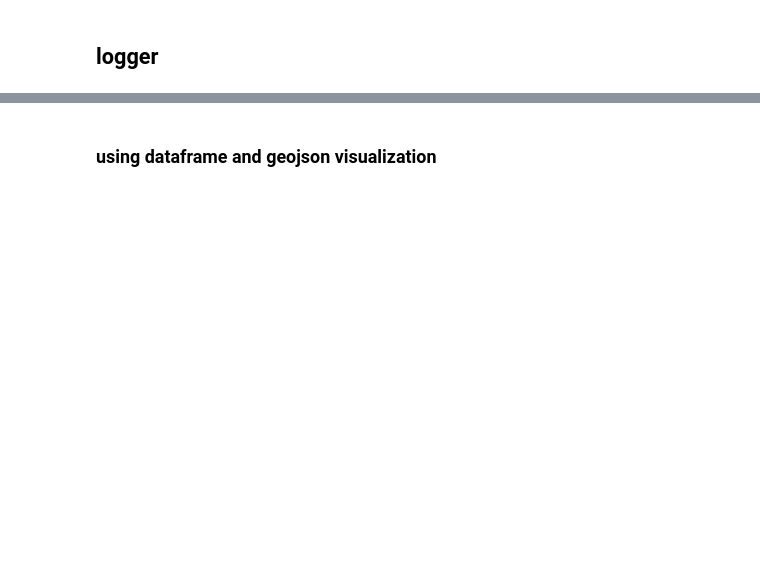
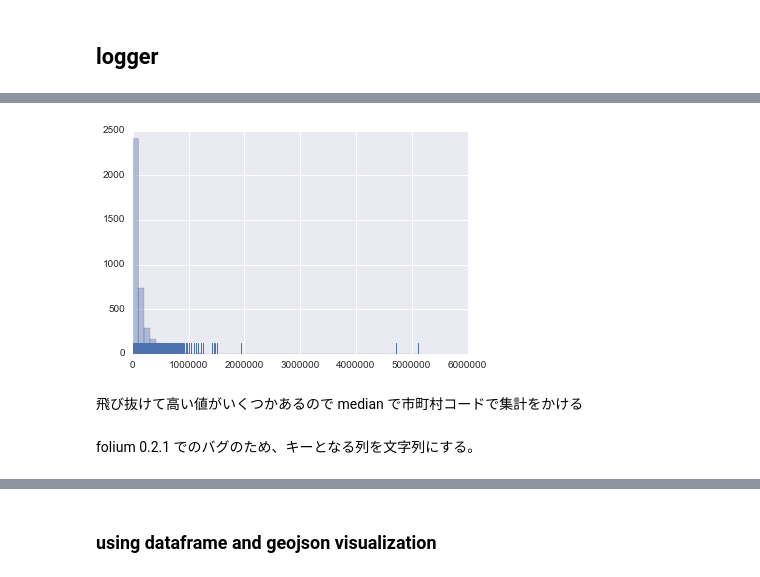
Before and after one commit to Ken24/data_vis_misc, a Jupyter notebook: shapefile_to_folium.ipynb, the cells around one changed output, grey strips where cells are left out. Drawn from its saved outputs; the diff is of its cells as text; code cells hidden in the pictures; blank space fills up the shorter version.

Commit message:
corresponding to folium 0.2.1

```diff
--- a/shapefile_to_folium.ipynb
+++ b/shapefile_to_folium.ipynb
@@ -113,0 +195,17 @@ summarising by city_code (price per about 3.3 m^2)
+# %%
+def calc_price_per_tsubo(price_arr_values, area_arr_values):
+    assert len(price_arr_values) == len(area_arr_values)
+    return_arr = np.zeros([len(price_arr_values), ], dtype=np.float64)
+    for i in range(len(price_arr_values)):
+        try:
+            float_area = float(area_arr_values[i])
+            float_price = float(price_arr_values[i])
+            return_arr[i] = float_price / (float_area * 0.3025)
+        except Exception as err:
+#             logger.debug(err)
+            return_arr[i] = np.nan
+    return return_arr
+# %%
+df_webland_oita["price_per_tsubo"] = calc_price_per_tsubo(df_webland_oita["取引価格（総額）"].values,
+                                                               df_webland_oita["面積（㎡）"].values)
+df_webland_oita.describe()
@@ -114,2 +222,8 @@ summarising by city_code (price per about 3.3 m^2)
+# %%
+seaborn.distplot(df_webland_oita["price_per_tsubo"].dropna().values, kde=False, rug=True);
+# %% [output]
+[figure, added]
+# %% [markdown]
+飛び抜けて高い値がいくつかあるので median で市町村コードで集計をかける
 # %%
 df_oita_median_by_city = df_webland_oita.groupby("市区町村コード").median()
@@ -116,0 +230,2 @@ df_oita_median_by_city["city_code"] = df_oita_median_by_city.index
+# %% [markdown]
+folium 0.2.1 でのバグのため、キーとなる列を文字列にする。
```
Also changed, not shown: parts of 38 cells of this notebook, 2 other files.
